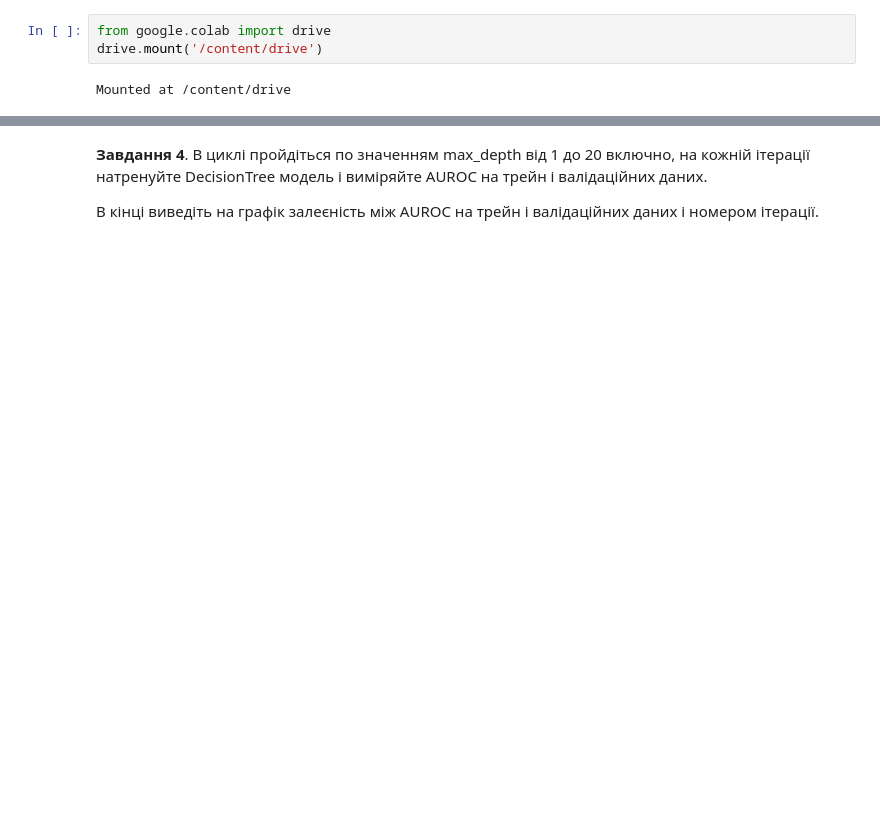
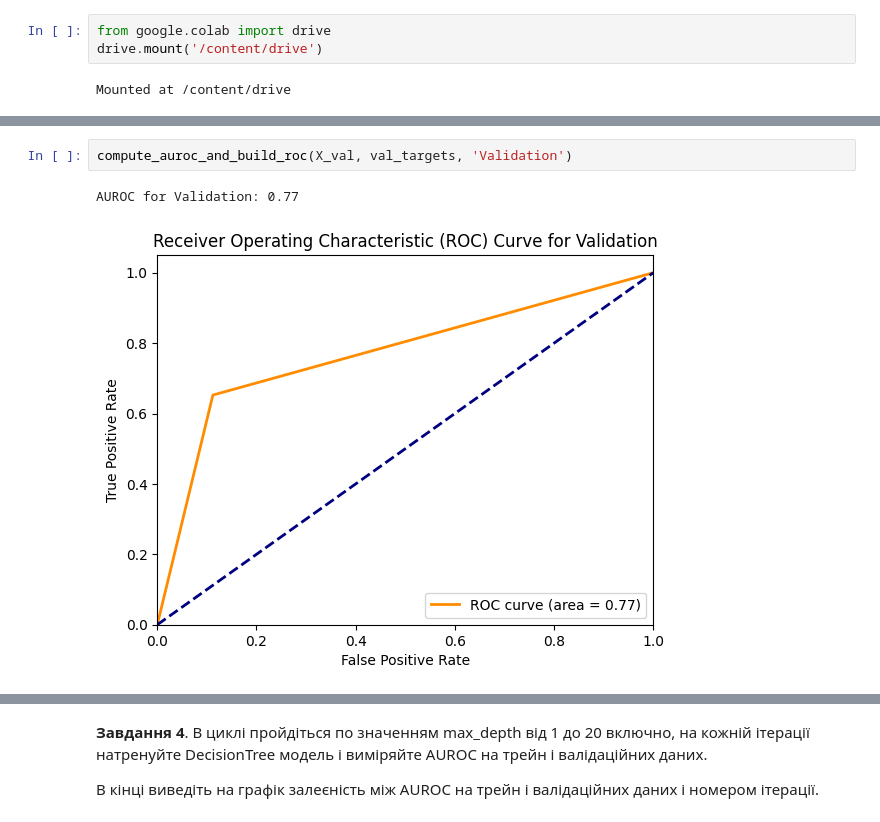
Before and after one commit to sekhahelina/ML_tasks, a Jupyter notebook: Module2/HW_2_3_Дерева_прийняття_рішень.ipynb, the cells around one changed output, grey strips where cells are left out. Saved outputs shown, nothing was run; the diff lists cells and outputs as text; blank space fills up the shorter version.

```diff
--- a/Module2/HW_2_3_Дерева_прийняття_рішень.ipynb
+++ b/Module2/HW_2_3_Дерева_прийняття_рішень.ipynb
@@ -56,0 +148,5 @@ Mounted at /content/drive
+# %%
+compute_auroc_and_build_roc(X_val, val_targets, 'Validation')
+# %% [output]
+AUROC for Validation: 0.77
+[figure, added]
```
Also changed, not shown: parts of 49 cells of this notebook.
